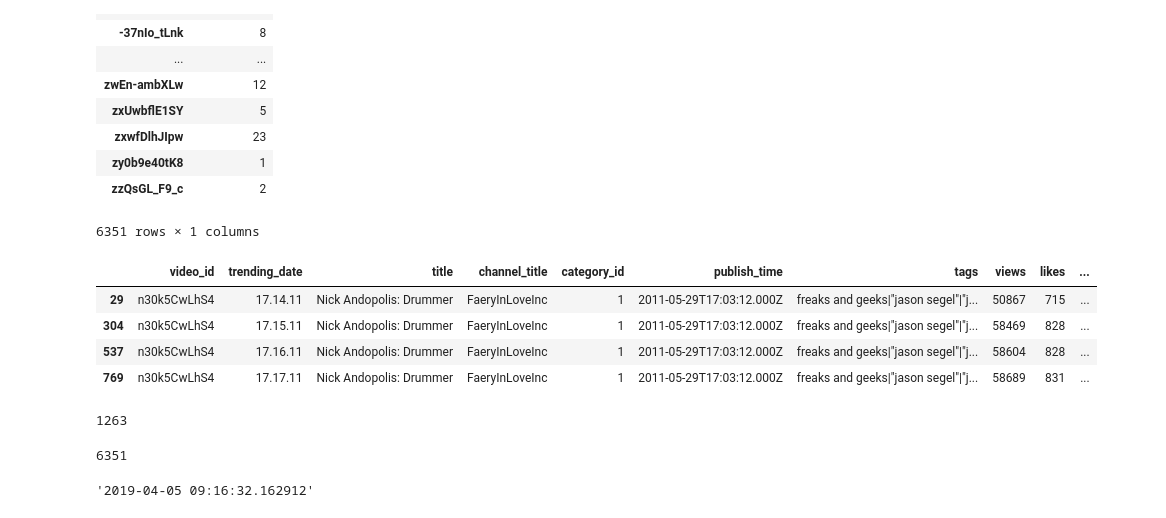
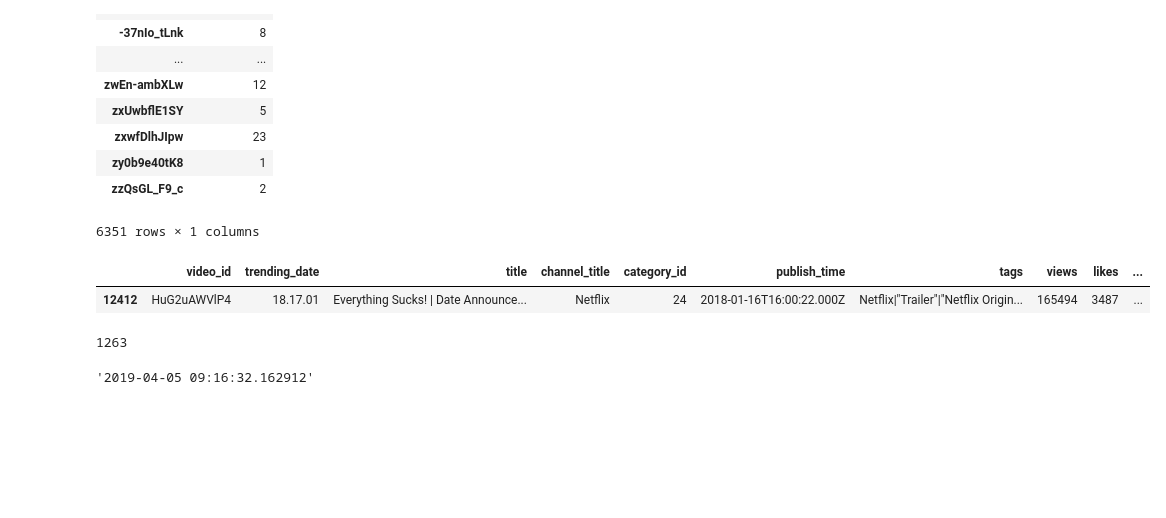
Before and after one commit to buddyguy423/DataScienceProject1, a Jupyter notebook: documents/Alex_Brainstorm.ipynb, the cells around one changed output. Cells and saved outputs as stored; diff of their text form; code cells hidden in the pictures; blank space fills up the shorter version.

Commit message:
video analysis

```diff
--- a/documents/Alex_Brainstorm.ipynb
+++ b/documents/Alex_Brainstorm.ipynb
@@ -185,14 +185,11 @@ df[['video_id', 'channel_title']].groupby(by='video_id').count()
 | zzQsGL_F9_c | 2 |
 6351 rows × 1 columns
 # %%
-cond = df['video_id'] == 'n30k5CwLhS4'
+cond = df['video_id'] == 'HuG2uAWVlP4'
 df[cond]
 # %% [output]
 |  | video_id | trending_date | title | channel_title | category_id | publish_time | tags | views | likes | ... |
-| 29 | n30k5CwLhS4 | 17.14.11 | Nick Andopolis: Drummer | FaeryInLoveInc | 1 | 2011-05-29T17:03:12.000Z | freaks and geeks|"jason segel"|"j... | 50867 | 715 | ... |
-| 304 | n30k5CwLhS4 | 17.15.11 | Nick Andopolis: Drummer | FaeryInLoveInc | 1 | 2011-05-29T17:03:12.000Z | freaks and geeks|"jason segel"|"j... | 58469 | 828 | ... |
-| 537 | n30k5CwLhS4 | 17.16.11 | Nick Andopolis: Drummer | FaeryInLoveInc | 1 | 2011-05-29T17:03:12.000Z | freaks and geeks|"jason segel"|"j... | 58604 | 828 | ... |
-| 769 | n30k5CwLhS4 | 17.17.11 | Nick Andopolis: Drummer | FaeryInLoveInc | 1 | 2011-05-29T17:03:12.000Z | freaks and geeks|"jason segel"|"j... | 58689 | 831 | ... |
+| 12412 | HuG2uAWVlP4 | 18.17.01 | Everything Sucks! | Date Announce... | Netflix | 24 | 2018-01-16T16:00:22.000Z | Netflix|"Trailer"|"Netflix Origin... | 165494 | 3487 | ... |
 # %%
 import re
 
@@ -218,7 +215,3 @@ for k,v in duration_format.items():
 print (total_seconds)
 # %% [output]
 1263
-# %%
-len(df['video_id'].unique())
-# %% [output]
-6351
```
Also changed, not shown: parts of 24 cells of this notebook, 15 other files.
